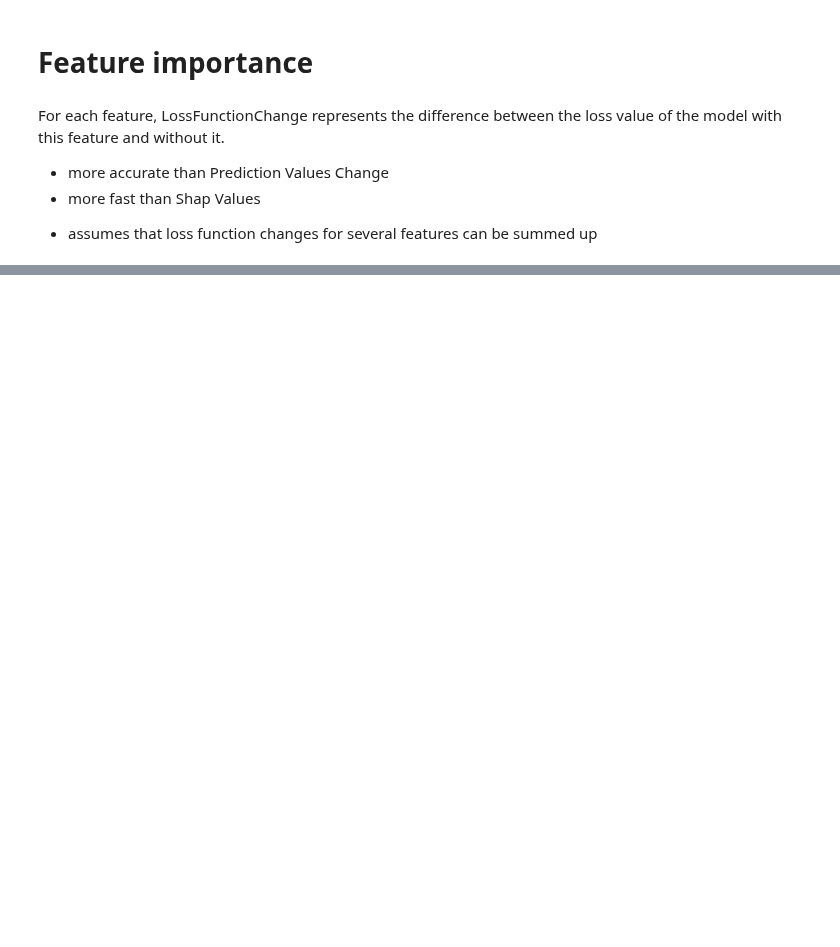
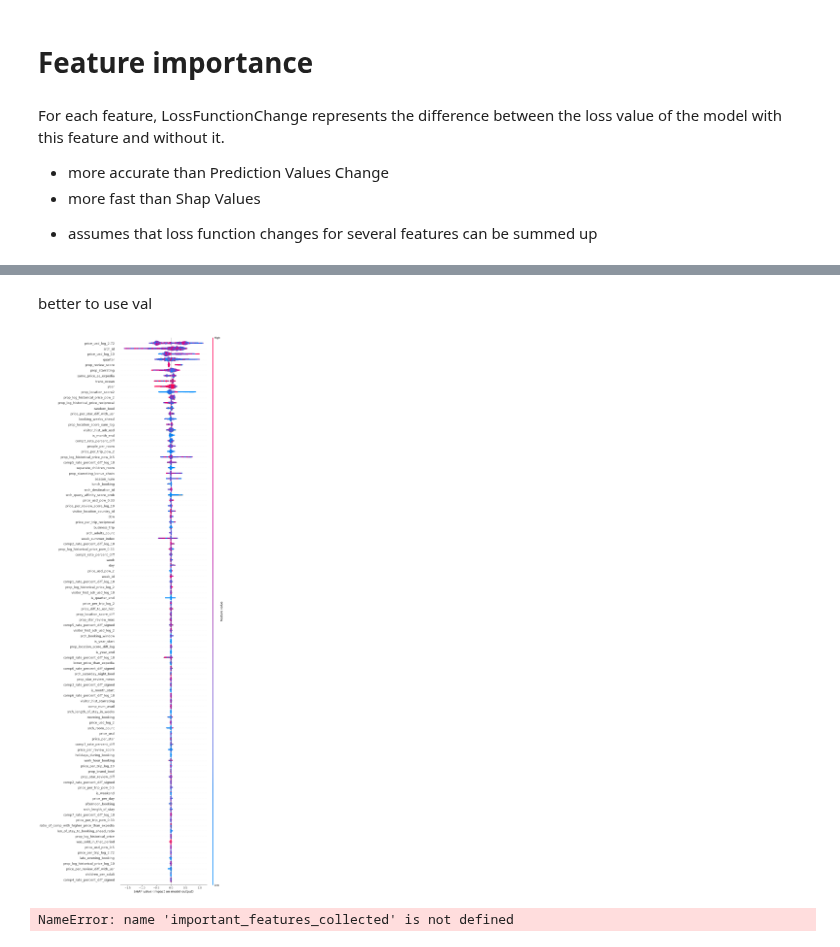
Before and after one commit to OlegBEZb/Personalize-Expedia-Hotel-Searches, a Jupyter notebook: Catboost_ranker_book_click_not.ipynb, the cells around one changed output, grey strips where cells are left out. Cells and saved outputs as stored; diff of their text form; code cells hidden in the pictures; blank space fills up the shorter version.

```diff
--- a/Catboost_ranker_book_click_not.ipynb
+++ b/Catboost_ranker_book_click_not.ipynb
@@ -527,10 +553,18 @@ for method in ['LossFunctionChange']:
+# %% [markdown]
+better to use val
 # %%
-# from feature_importance import get_and_plot_feature_imp_catboost
-# feature_score_SHAP, shap_values_raw = get_and_plot_feature_imp_catboost(model, X_val, y_val,
-#                                                                             method='SHAP',
-#                                                                             cat_features=CAT_FEATURES,
-#                                                                             #                                                        plot_type='bar',
-#                                                                             top_n=COLLECT_N_IMPORTANT_FEATURES)
+from feature_importance import get_and_plot_feature_imp_catboost
 
-#     important_features_collected.update(feature_score_SHAP.sort_values(
-#         ['Score'], ascending=False).values[:COLLECT_N_IMPORTANT_FEATURES, 0])
+COLLECT_N_IMPORTANT_FEATURES = 100
+
+feature_score_SHAP, shap_values_raw = get_and_plot_feature_imp_catboost(model, X_test, y_test,
+                                                                        method='SHAP',
+                                                                        cat_features=CAT_FEATURES,
+                                                                        #                                                        plot_type='bar',
+                                                                        top_n=COLLECT_N_IMPORTANT_FEATURES)
+
+# important_features_collected.update(feature_score_SHAP.sort_values(
+#     ['Score'], ascending=False).values[:COLLECT_N_IMPORTANT_FEATURES, 0])
+# %% [output]
+[figure, added]
+NameError: name 'important_features_collected' is not defined
```
Also changed, not shown: parts of 16 cells of this notebook, 4 other files.
